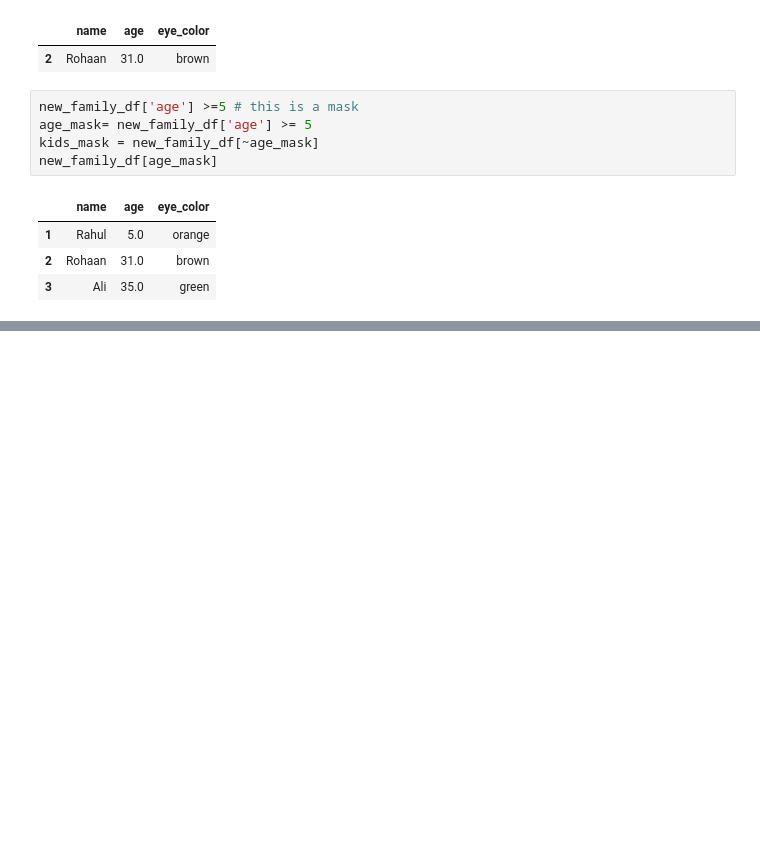
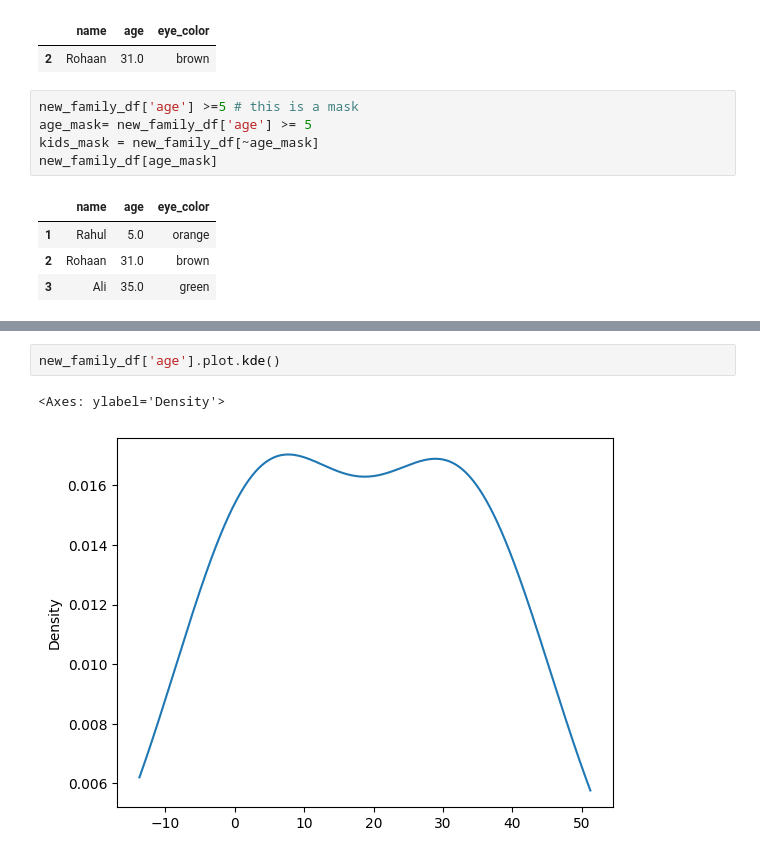
Before and after one commit to Md-Ruhul-Amin-Rony/python-exercise, a Jupyter notebook: databehandling.ipynb, the cells around one changed output, grey strips where cells are left out. Drawn from its saved outputs; the diff is of its cells as text; blank space fills up the shorter version.

```diff
--- a/databehandling.ipynb
+++ b/databehandling.ipynb
@@ -367,0 +522,5 @@ new_family_df[age_mask]
+# %%
+new_family_df['age'].plot.kde()
+# %% [output]
+<Axes: ylabel='Density'>
+[figure, added]
```
Also changed, not shown: parts of 18 cells of this notebook, 1 other file.
